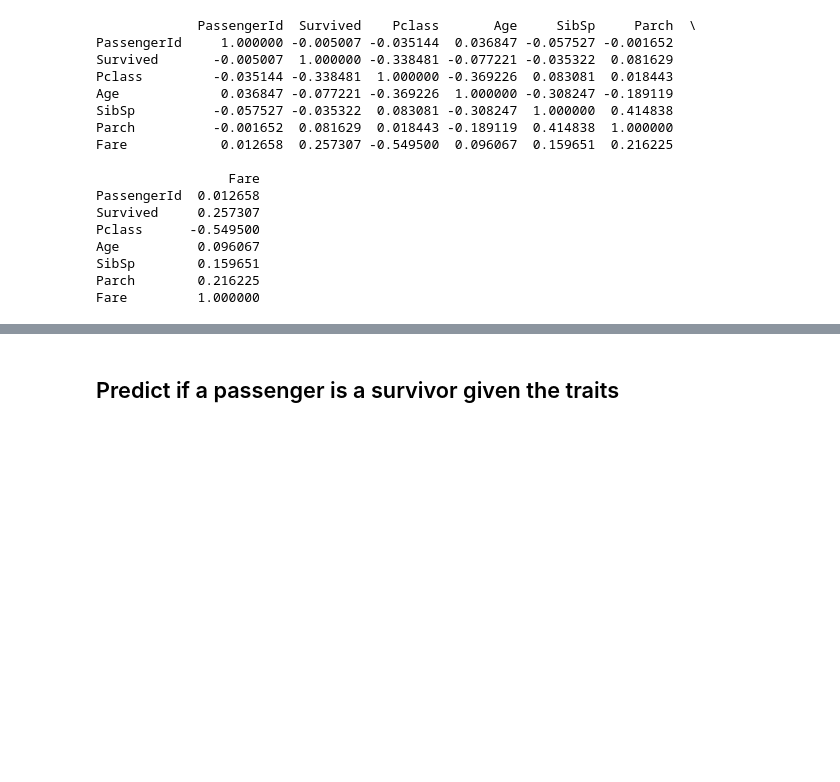
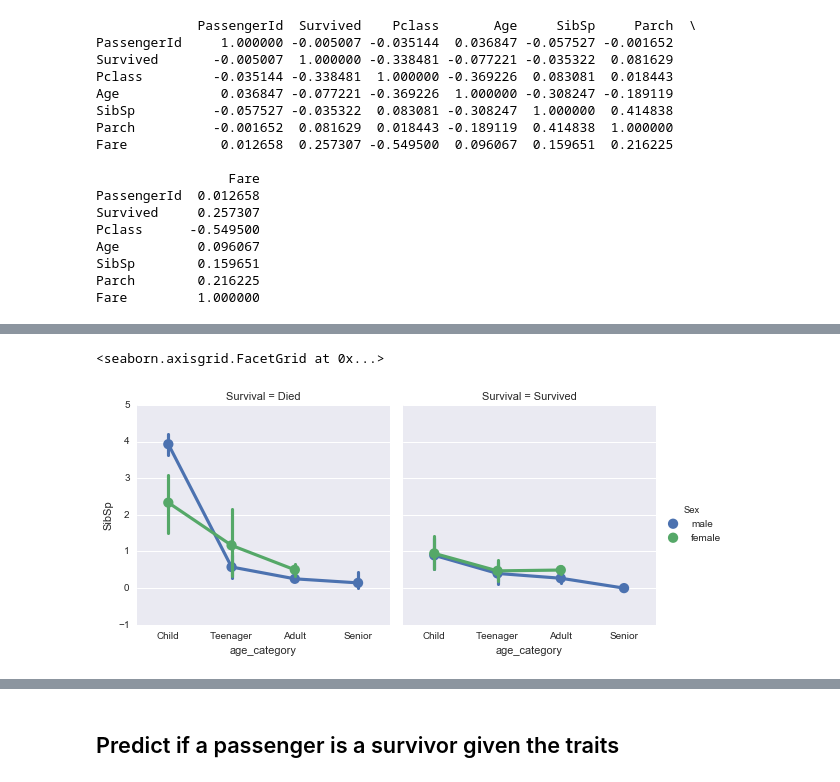
Before and after one commit to suwDB/Udacity-Projects, a Jupyter notebook: P2 Titanic/Titanic.ipynb, the cells around one changed output, grey strips where cells are left out. Cells and saved outputs as stored; diff of their text form; code cells hidden in the pictures; blank space fills up the shorter version.

```diff
--- a/P2 Titanic/Titanic.ipynb
+++ b/P2 Titanic/Titanic.ipynb
@@ -333,0 +412,6 @@ From the exploration we know that children, women and first class passengers wer
+# %%
+# Plotting Siblings by age categories and gender
+sns.factorplot(x="age_category", y="SibSp", col = 'Survival',hue="Sex", data=df_no_missing_age)
+# %% [output]
+<seaborn.axisgrid.FacetGrid at 0x...>
+[figure, added]
```
Also changed, not shown: parts of 38 cells of this notebook.
